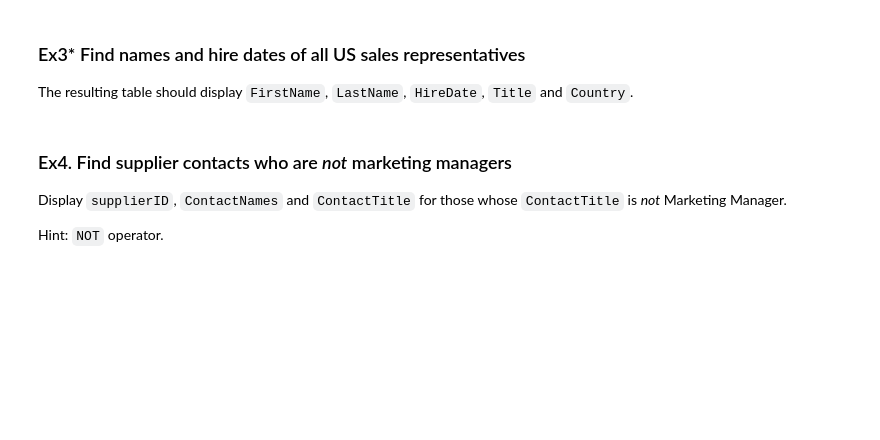
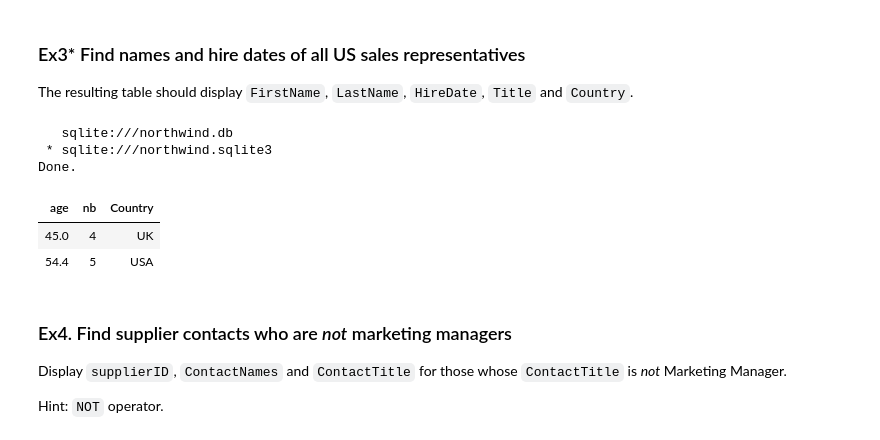
Before and after one commit to landier/sql-interview, a Jupyter notebook: SQL_tech_interview.ipynb, the cells around one changed output. Cells and saved outputs as stored; diff of their text form; code cells hidden in the pictures; blank space fills up the shorter version.

```diff
--- a/SQL_tech_interview.ipynb
+++ b/SQL_tech_interview.ipynb
@@ -156,10 +139,20 @@ The resulting table should display `FirstName`, `LastName`, `HireDate`, `Title`
 # %%
 %%sql
 -- take a look at the Employees table first
 -- use LIMIT to limit the rows being displayed
-SELECT FirstName, LastName, HireDate, Title, Country
+SELECT
+  AVG(DATE('now') - DATE(BirthDate)) AS age,
+  COUNT(*) AS nb,
+  Country
 FROM Employees
-LIMIT 10
+GROUP BY Country
+# %% [output]
+   sqlite:///northwind.db
+ * sqlite:///northwind.sqlite3
+Done.
+| age | nb | Country |
+| 45.0 | 4 | UK |
+| 54.4 | 5 | USA |
 # %%
 %%sql
 -- just curious, how many distinct coutries do we have?
```
Also changed, not shown: parts of 4 cells of this notebook.
